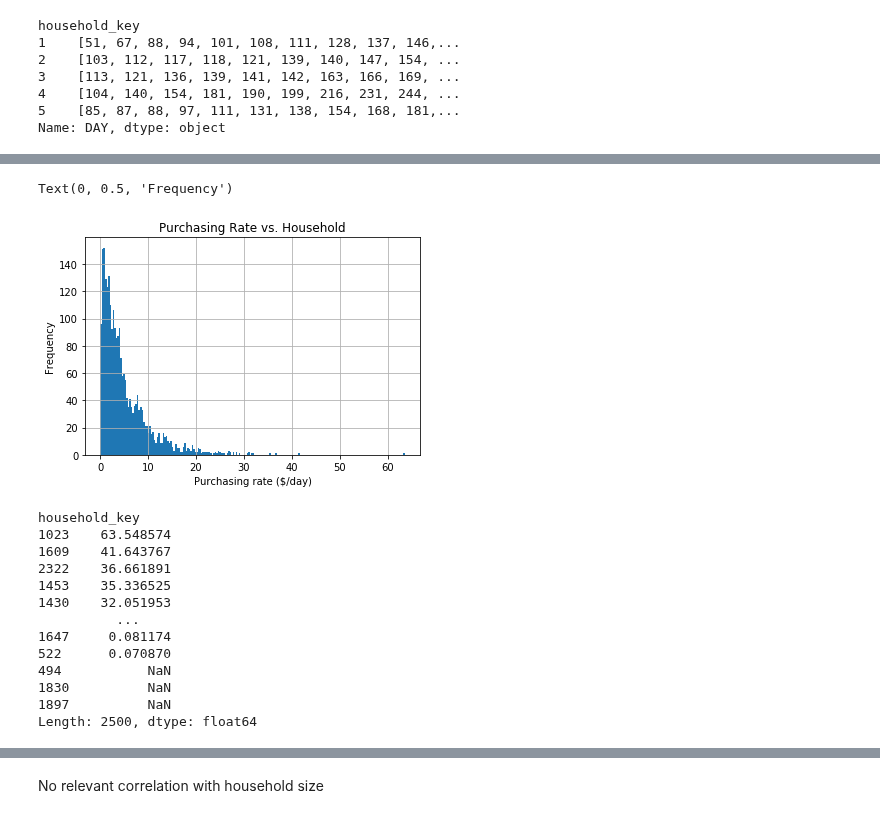
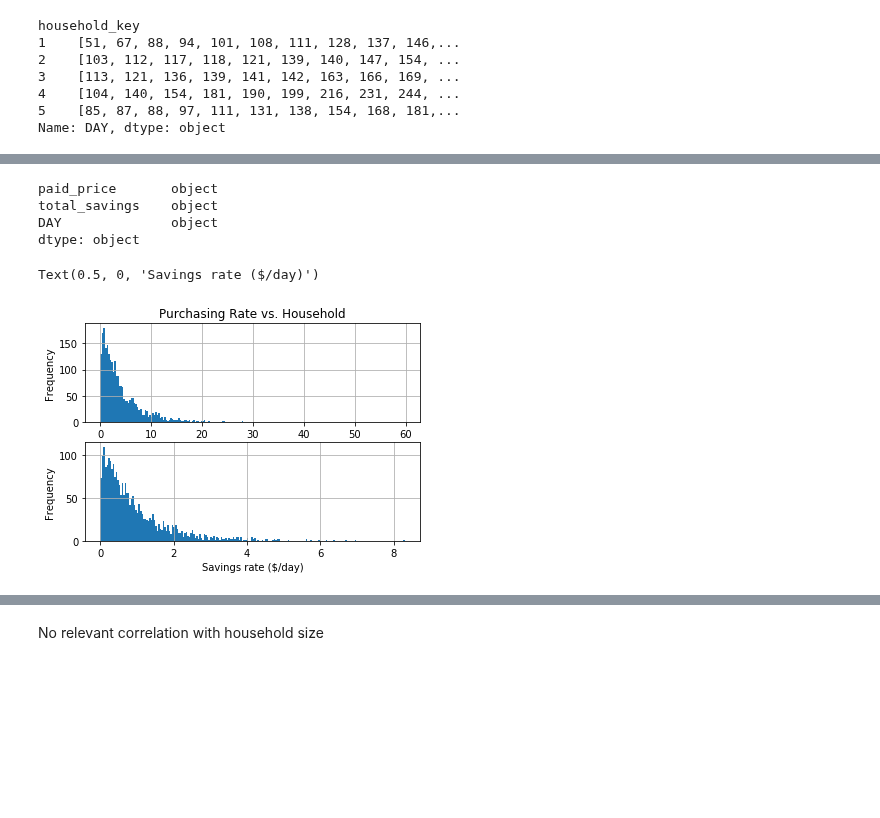
Before and after one commit to raphaelreiss/ADA_project, a Jupyter notebook: src/TermProject.ipynb, the cells around one changed output, grey strips where cells are left out. Cells and saved outputs as stored; diff of their text form; code cells hidden in the pictures; blank space fills up the shorter version.

```diff
--- a/src/TermProject.ipynb
+++ b/src/TermProject.ipynb
@@ -171,6 +178,6 @@ If we want to compare shopping amounts amongst households, we are subject to tra
 # %%
 # turn the days of purchase into a list on a single row
-days_purchased_each_house=transaction_data_df.groupby(['household_key','DAY','STORE_ID'])['SALES_VALUE']\
+days_purchased_each_house=transaction_data_df.groupby(['household_key','DAY','STORE_ID'])['paid_price']\
 .sum()\
 .reset_index()\
 .set_index('household_key')\
@@ -185,11 +192,12 @@ household_key
 5    [85, 87, 88, 97, 111, 131, 138, 154, 168, 181,...
 Name: DAY, dtype: object
 # %%
-#turn the transaction values into a list on a single row
-transaction_val_each_house=transaction_data_df.groupby(['household_key','DAY','STORE_ID'])['SALES_VALUE']\
+#turn the paid prices and the savings into a list on a single row
+transaction_val_each_house=transaction_data_df.groupby(['household_key','DAY','STORE_ID'])['paid_price','total_savings']\
 .sum()\
 .reset_index()\
 .set_index('household_key')\
-.groupby('household_key')['SALES_VALUE'].apply(list)
+.groupby('household_key')['paid_price','total_savings']\
+.agg({'paid_price': lambda x: x.tolist(),'total_savings': lambda x: x.tolist()})
 transaction_val_each_house.head()
 # %% [output]
@@ -217,2 +225,9 @@ transaction_freq_df.head()
+# %%
+transaction_freq_df.dtypes
+# %% [output]
+paid_price       object
+total_savings    object
+DAY              object
+dtype: object
 # %%
 # Compute the purchase rate
@@ -233,30 +249,37 @@ def compute_transaction_rate(household_df):
+# %%
+# Compute the savings rate
+def compute_rate2(household_df):
+
+    #Compute cumulative sum of desired column value
+    cum_value = sum(household_df['total_savings'])
+
+    #subtract last day from first day
+    x = np.array(household_df['DAY'])
+
+    if (x[-1]-x[0])==0: #we filter out single transactions
+        value_rate = np.nan
+
+    else:
+        value_rate = cum_value/(x[-1]-x[0])
+
+    return value_rate
 # %%
-#get purchase rate series
-purchase_rate=transaction_freq_df.apply(compute_transaction_rate,axis=1)
-
+#get purchase rate and savings rate series
+purchase_rate=transaction_freq_df.apply(compute_rate1,axis=1)
+savings_rate = transaction_freq_df.apply(compute_rate2,axis=1)
 #observe distribution of purchase rate
-purchase_rate.hist(bins=200)
-ax = plt.gca()
-ax.set_title('Purchasing Rate vs. Household')
-ax.set_xlabel('Purchasing rate ($/day)')
-ax.set_ylabel('Frequency')
+f, (ax1, ax2) = plt.subplots(2, 1)
+purchase_rate.hist(bins=200,ax=ax1)
+savings_rate.hist(bins=200,ax=ax2)
+ax1.set_title('Purchasing Rate vs. Household')
+ax1.set_xlabel('Purchasing rate ($/day)')
+ax1.set_ylabel('Frequency')
+ax2.set_ylabel('Frequency')
+ax2.set_xlabel('Savings rate ($/day)')
 # %% [output]
-Text(0, 0.5, 'Frequency')
+Text(0.5, 0, 'Savings rate ($/day)')
-[figure, old version]
+[figure, new version]
 # %%
 #Find outliers
-purchase_rate.sort_values(ascending=False)
+purchase_rate.sort_values(ascending=False,inplace=True)
+savings_rate.sort_values(ascending=False,inplace=True)
-# %% [output]
-household_key
-1023    63.548574
-1609    41.643767
-2322    36.661891
-1453    35.336525
-1430    32.051953
-          ...
-1647     0.081174
-522      0.070870
-494           NaN
-1830          NaN
-1897          NaN
-Length: 2500, dtype: float64
```
Also changed, not shown: parts of 20 cells of this notebook.
